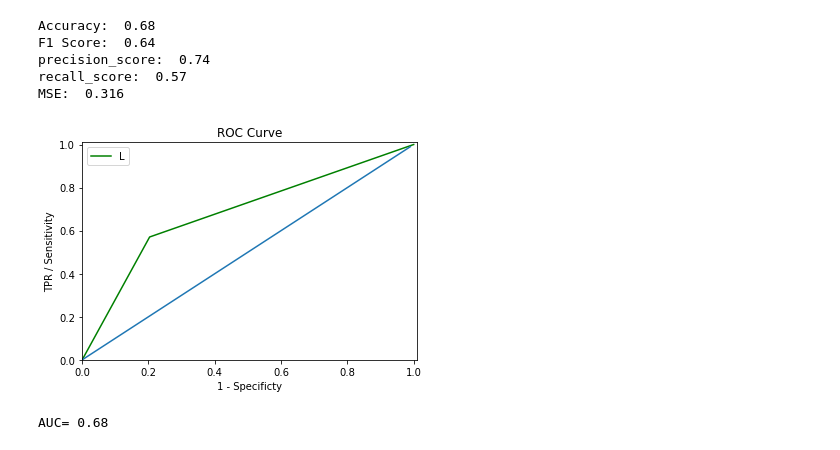
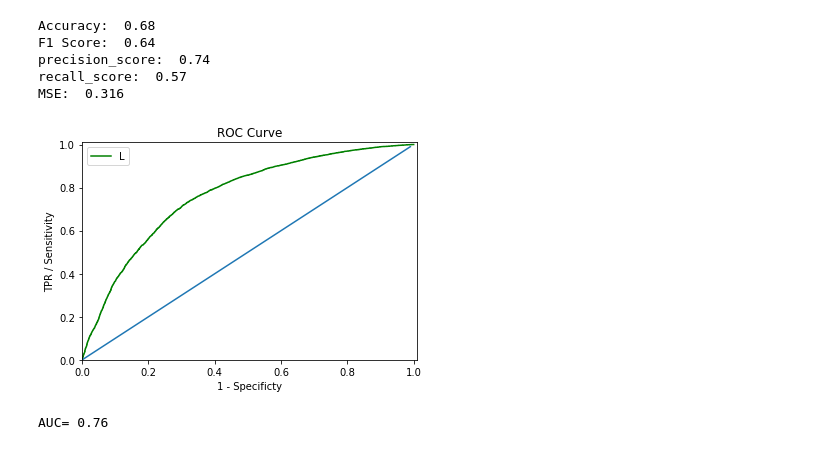
Before and after one commit to javisrv/Cardiovascular_event_prediction, a Jupyter notebook: scripts/NB.ipynb, the cells around one changed output. Cells and saved outputs as stored; diff of their text form; code cells hidden in the pictures.

```diff
--- a/scripts/NB.ipynb
+++ b/scripts/NB.ipynb
@@ -181,19 +181,22 @@ precision_score:  0.74
 recall_score:  0.57
 MSE:  0.316
 # %%
-fpr_lr,tpr_lr,thr_lr = roc_curve(Y_test, Y_pred)
+y_pred_prob = gnb.predict_proba(X_test)
+
+
+fpr_lr,tpr_lr,thr_lr = roc_curve(Y_test, y_pred_prob[:,1])
 
 plt.axis([0, 1.01, 0, 1.01])
 plt.xlabel('1 - Specificty')
 plt.ylabel('TPR / Sensitivity')
 plt.title('ROC Curve')
 plt.plot(fpr_lr, tpr_lr, 'g')
 plt.legend('LR')
 plt.plot(np.arange(0,1, step =0.01), np.arange(0,1, step =0.01))
 plt.show()
 # %% [output]
-[figure, old version]
+[figure, new version]
 # %%
 print('AUC=', round(auc(fpr_lr, tpr_lr),2))
 # %% [output]
-AUC= 0.68
+AUC= 0.76
```
Also changed, not shown: 1 other file.
